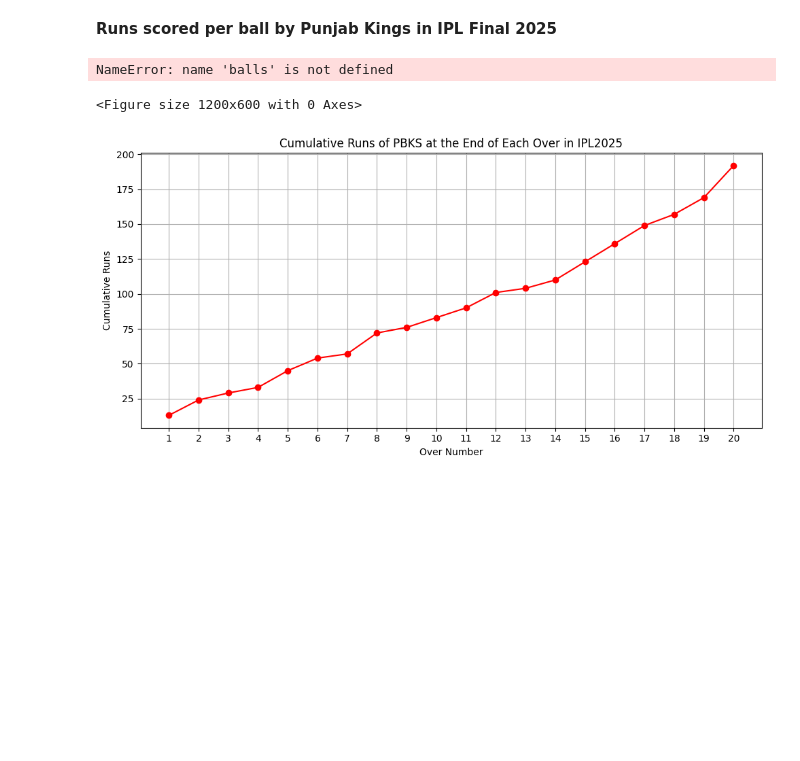
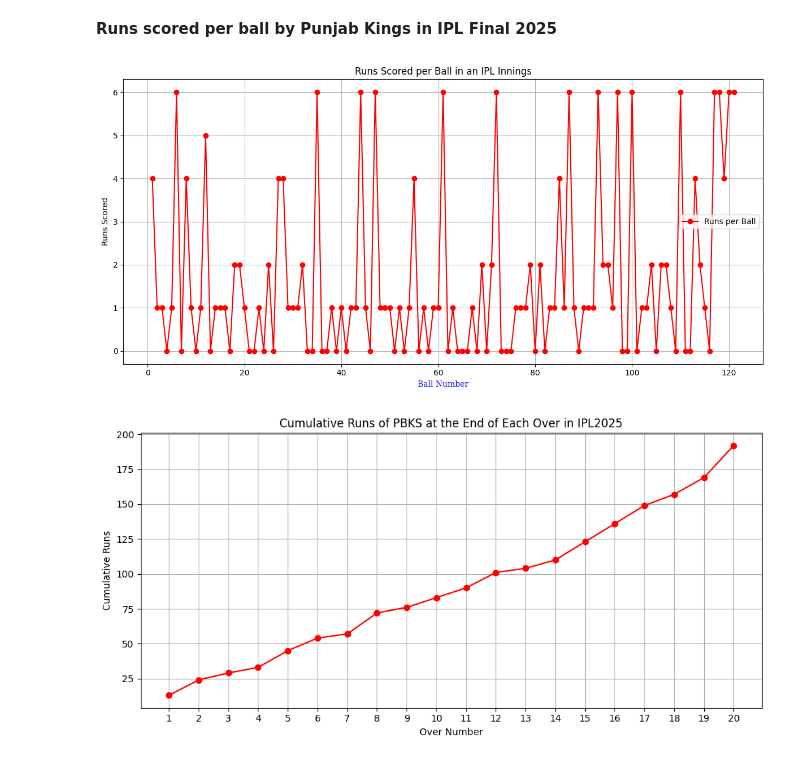
Before and after one commit to anbanshayan/Matplotlib, a Jupyter notebook: matplotlib3.ipynb, the cells around one changed output. Saved outputs shown, nothing was run; the diff lists cells and outputs as text; code cells hidden in the pictures; blank space fills up the shorter version.

Commit message:
matplotlib legend

```diff
--- a/matplotlib3.ipynb
+++ b/matplotlib3.ipynb
@@ -9,17 +9,16 @@ balls = list(range(1,len(runs_per_ball)+1))
 # %%
 plt.figure(figsize=(12, 6))
 plt.plot(balls, runs_per_ball, marker='o', linestyle='-', color='red', label='Runs per Ball')
-f1= {'color':'blue','family':'arial'}
+f1= {'color':'blue','family':'serif'}
 plt.title('Runs Scored per Ball in an IPL Innings')
 plt.xlabel('Ball Number',fontdict=f1)
 plt.ylabel('Runs Scored')
 plt.grid(True)
 plt.legend()
 plt.tight_layout()
 plt.show()
 # %% [output]
-NameError: name 'balls' is not defined
-<Figure size 1200x600 with 0 Axes>
+[figure, added]
 # %%
 runs_per_ball = [4,1,1,0,1,6,0,4,1,0,1,5,0,1,1,1,0,2,2,1,0,0,1,0,2,0,4,4,1,1,1,2,0,0,6,0,0,1,0,1,0,1,1,6,1,0,6,1,1,1,0,1,0,1,4,0,1,0,1,1,6,0,1,0,0,0,1,0,2,0,2,6,0,0,0,1,1,1,2,0,2,0,1,1,4,1,6,1,0,1,1,1,6,2,2,1,6,0,0,6,0,1,1,2,0,2,2,1,0,6,0,0,4,2,1,0,6,6,4,6,6]
 
```
Also changed, not shown: 1 other file.
